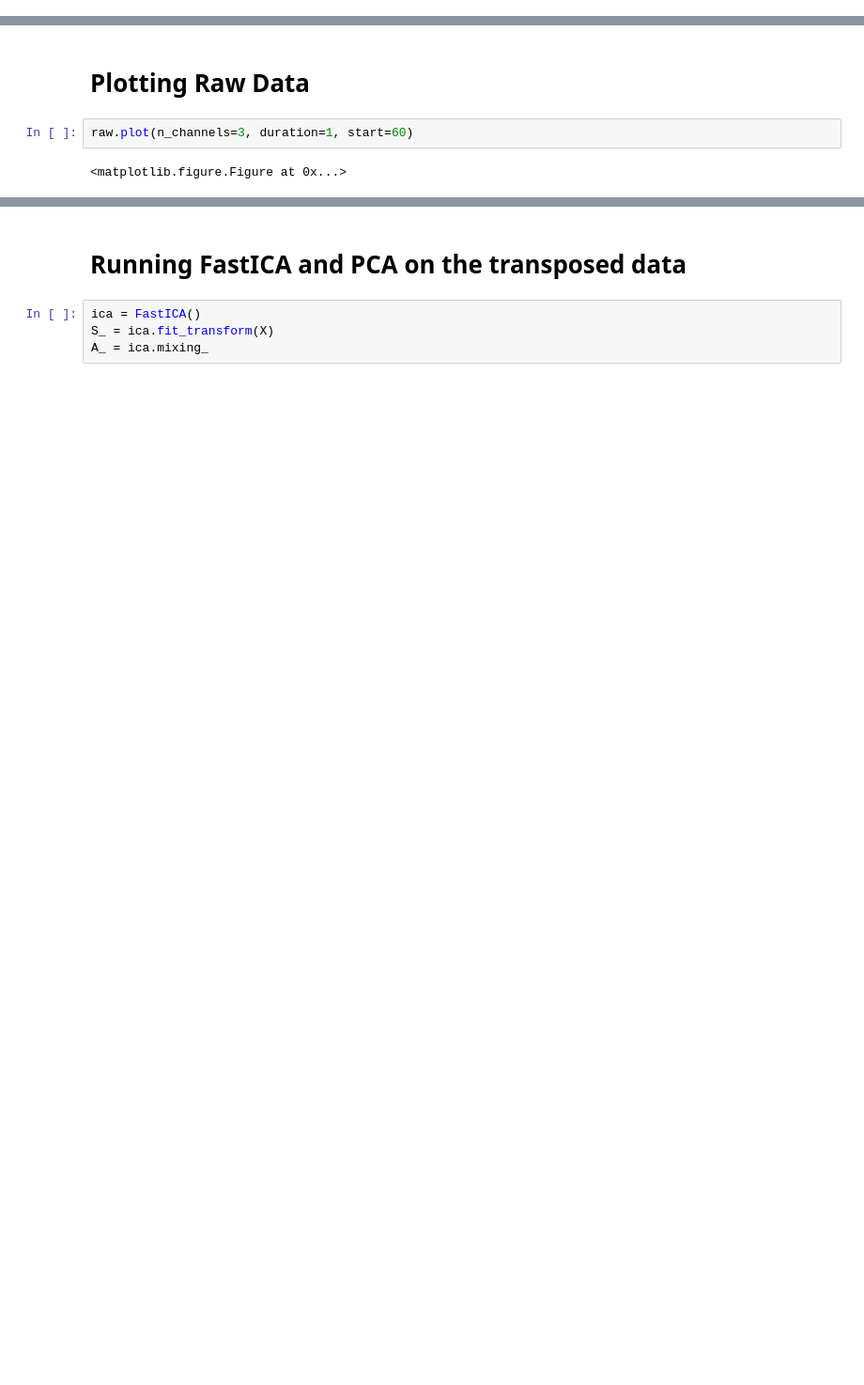
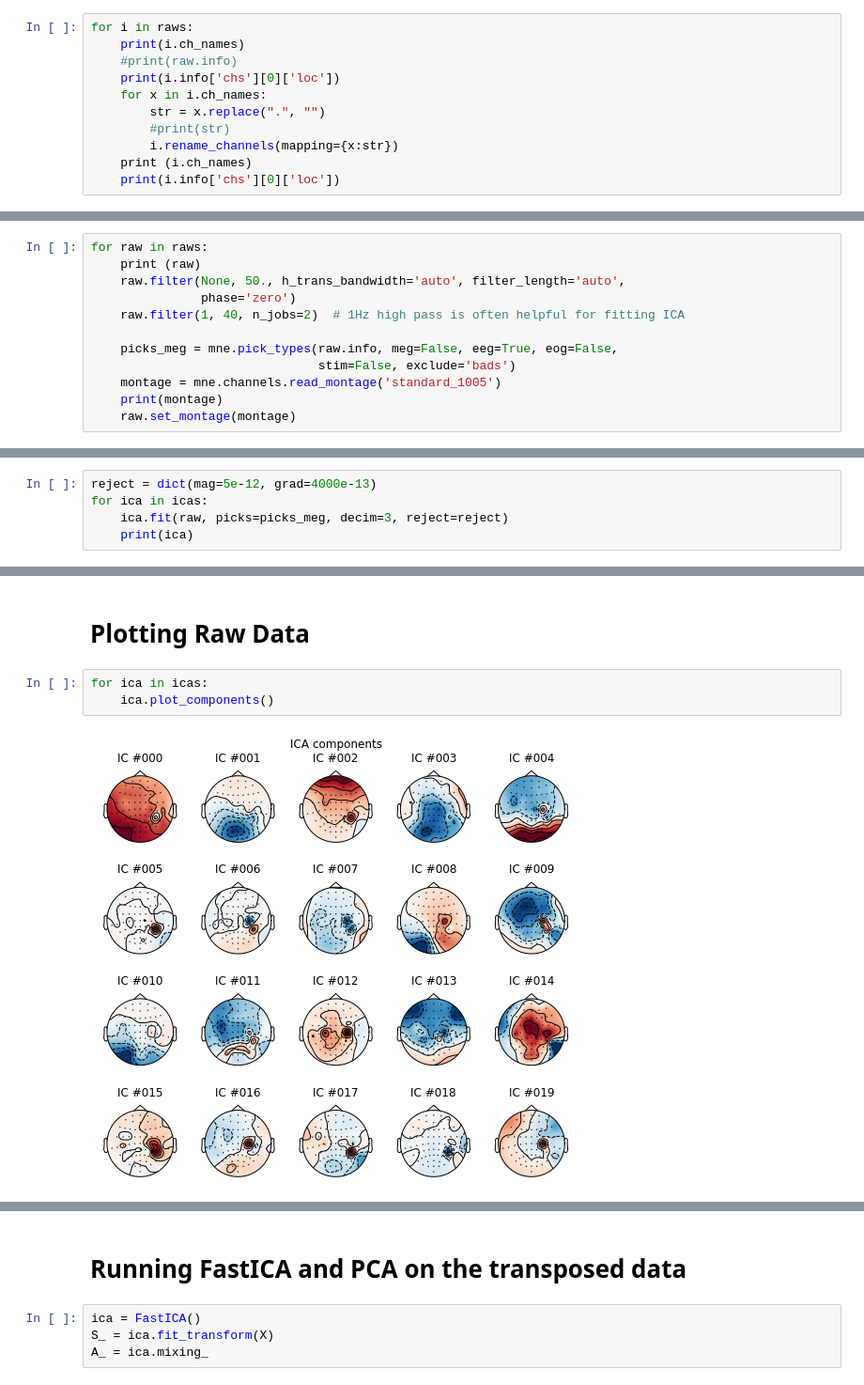
Before and after one commit to NeuroTechX/Brainlock, a Jupyter notebook: resting_ica.ipynb, the cells around one changed output, grey strips where cells are left out. Shown at 94% size. Cells and saved outputs as stored; diff of their text form; blank space fills up the shorter version.

Commit message:
Set montage and and fit ICAs for 3 files

```diff
--- a/resting_ica.ipynb
+++ b/resting_ica.ipynb
@@ -38,0 +42,11 @@ ValueError: cannot copy sequence with size 9760 to array axis with dimension 1
+# %%
+for i in raws:
+    print(i.ch_names)
+    #print(raw.info)
+    print(i.info['chs'][0]['loc'])
+    for x in i.ch_names:
+        str = x.replace(".", "")
+        #print(str)
+        i.rename_channels(mapping={x:str})
+    print (i.ch_names)
+    print(i.info['chs'][0]['loc'])
@@ -38,0 +66,12 @@ ValueError: cannot copy sequence with size 9760 to array axis with dimension 1
+# %%
+for raw in raws:
+    print (raw)
+    raw.filter(None, 50., h_trans_bandwidth='auto', filter_length='auto',
+               phase='zero')
+    raw.filter(1, 40, n_jobs=2)  # 1Hz high pass is often helpful for fitting ICA
+
+    picks_meg = mne.pick_types(raw.info, meg=False, eeg=True, eog=False,
+                               stim=False, exclude='bads')
+    montage = mne.channels.read_montage('standard_1005')
+    print(montage)
+    raw.set_montage(montage)
@@ -49,0 +131,5 @@ X = raw._data.T #Transposing the data to use it in the ICA
+# %%
+reject = dict(mag=5e-12, grad=4000e-13)
+for ica in icas:
+    ica.fit(raw, picks=picks_meg, decim=3, reject=reject)
+    print(ica)
@@ -50,6 +152,7 @@ X = raw._data.T #Transposing the data to use it in the ICA
 # %% [markdown]
 # Plotting Raw Data
-# %%
-raw.plot(n_channels=3, duration=1, start=60)
-# %% [output]
-<matplotlib.figure.Figure at 0x...>
+# %%
+for ica in icas:
+    ica.plot_components()
+# %% [output]
+[figure, added]
```
Also changed, not shown: parts of 18 cells of this notebook, 2 other files.
